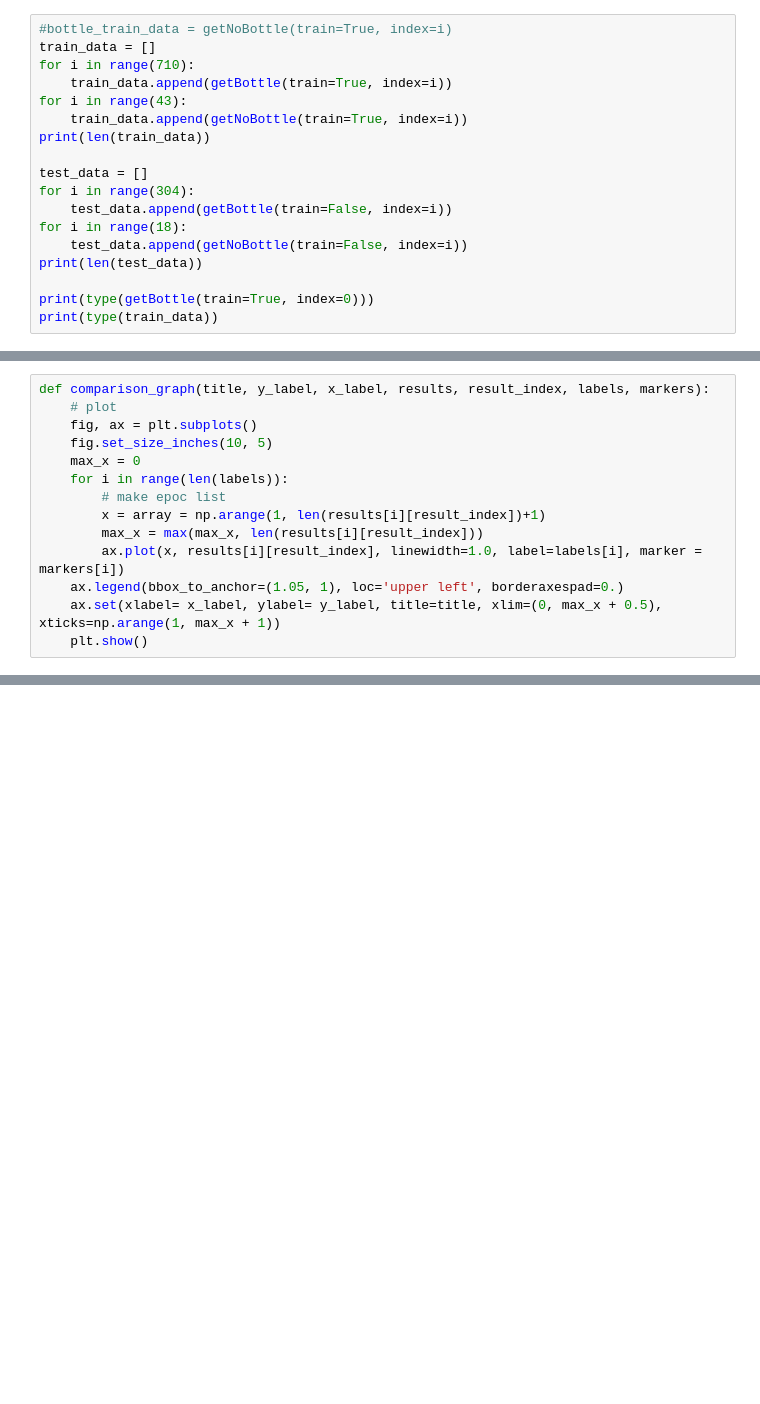
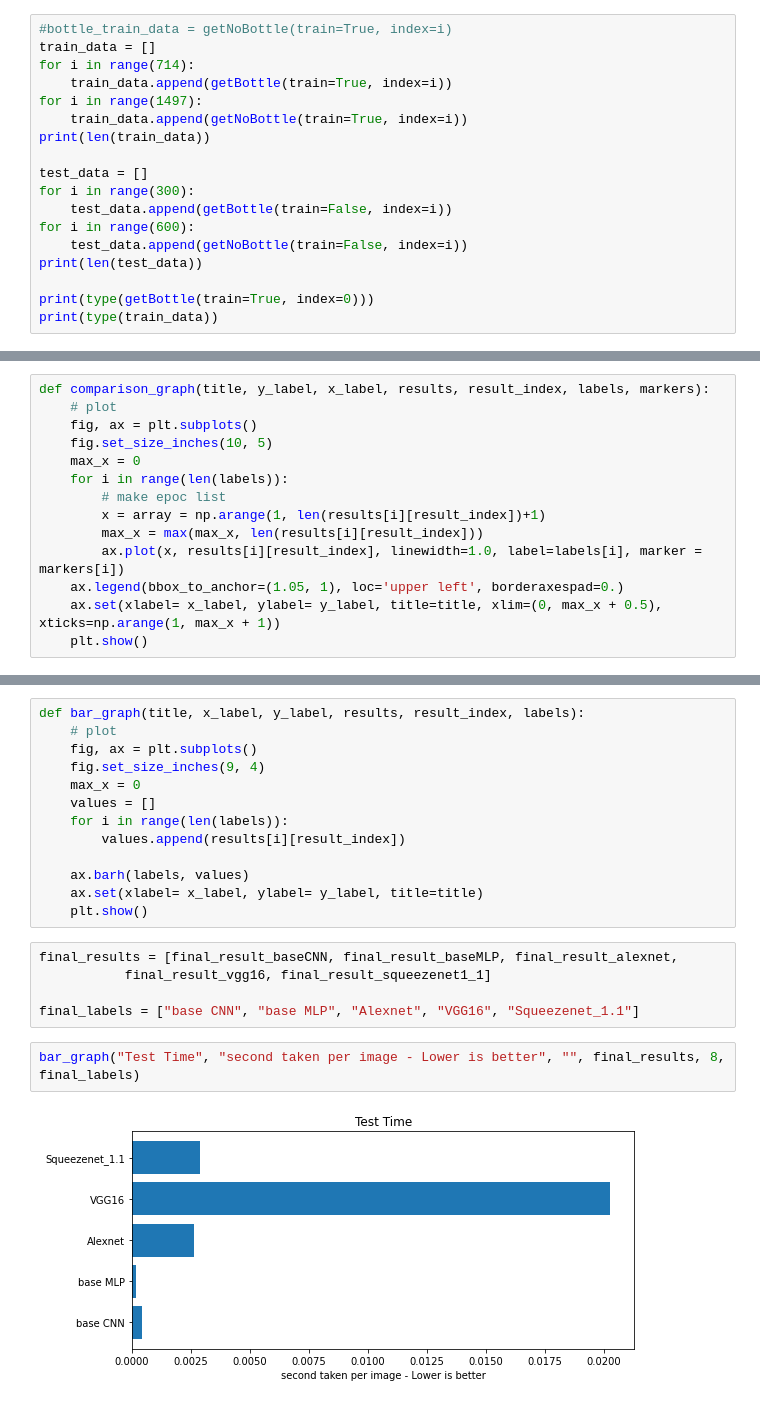
Before and after one commit to yeyutong811/re-verse, a Jupyter notebook: Main Notebook.ipynb, the cells around one changed output, grey strips where cells are left out. Saved outputs shown, nothing was run; the diff lists cells and outputs as text; blank space fills up the shorter version.

```diff
--- a/Main Notebook.ipynb
+++ b/Main Notebook.ipynb
@@ -186,16 +190,16 @@ No Bottle Train Image
 # %%
 #bottle_train_data = getNoBottle(train=True, index=i)
 train_data = []
-for i in range(710):
+for i in range(714):
     train_data.append(getBottle(train=True, index=i))
-for i in range(43):
+for i in range(1497):
     train_data.append(getNoBottle(train=True, index=i))
 print(len(train_data))
 
 test_data = []
-for i in range(304):
+for i in range(300):
     test_data.append(getBottle(train=False, index=i))
-for i in range(18):
+for i in range(600):
     test_data.append(getNoBottle(train=False, index=i))
 print(len(test_data))
 
@@ -547,0 +587,22 @@ comparison_graph("Accuracy Over-time", "Accuracy", "Epoch", results, 4, labels,
+# %%
+def bar_graph(title, x_label, y_label, results, result_index, labels):
+    # plot
+    fig, ax = plt.subplots()
+    fig.set_size_inches(9, 4)
+    max_x = 0
+    values = []
+    for i in range(len(labels)):
+        values.append(results[i][result_index])
+
+    ax.barh(labels, values)
+    ax.set(xlabel= x_label, ylabel= y_label, title=title)
+    plt.show()
+# %%
+final_results = [final_result_baseCNN, final_result_baseMLP, final_result_alexnet,
+           final_result_vgg16, final_result_squeezenet1_1]
+
+final_labels = ["base CNN", "base MLP", "Alexnet", "VGG16", "Squeezenet_1.1"]
+# %%
+bar_graph("Test Time", "second taken per image - Lower is better", "", final_results, 8, final_labels)
+# %% [output]
+[figure, added]
```
Also changed, not shown: parts of 20 cells of this notebook, 4 other files.
